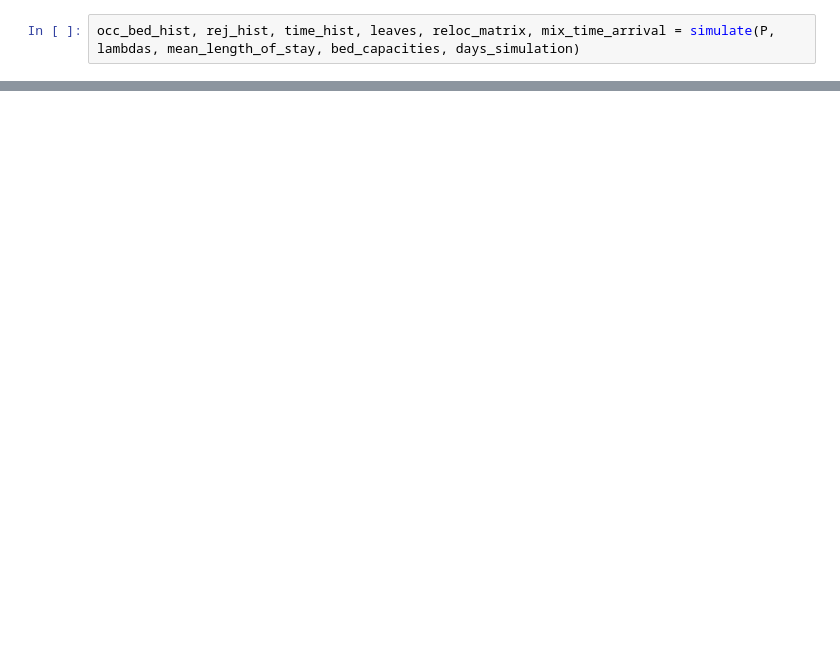
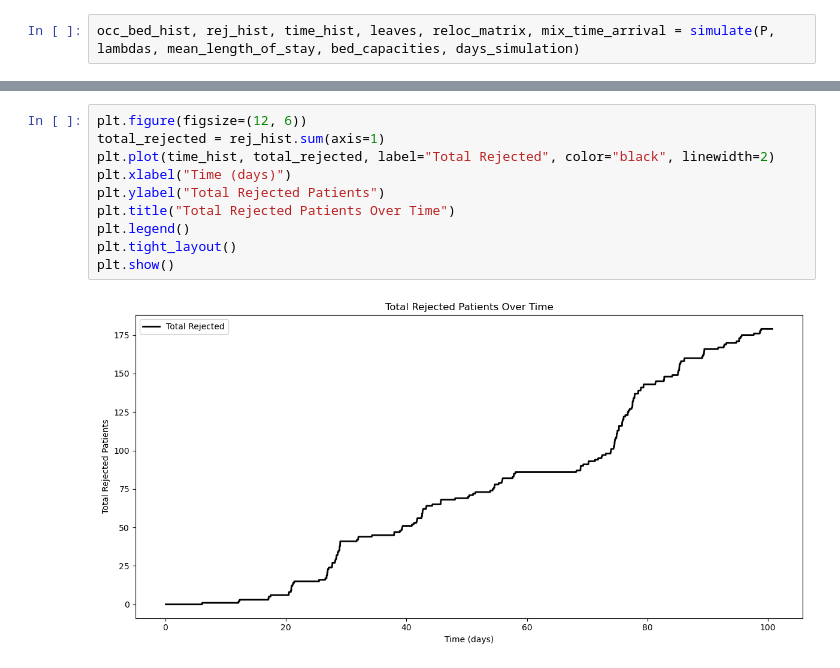
Before and after one commit to Samueled29/Stochatic_Simulation_Projects, a Jupyter notebook: Project_2/task1_Luigi.ipynb, the cells around one changed output, grey strips where cells are left out. Cells and saved outputs as stored; diff of their text form; blank space fills up the shorter version.

```diff
--- a/Project_2/task1_Luigi.ipynb
+++ b/Project_2/task1_Luigi.ipynb
@@ -170 +172,13 @@ plt.show()
+# %%
+plt.figure(figsize=(12, 6))
+total_rejected = rej_hist.sum(axis=1)
+plt.plot(time_hist, total_rejected, label="Total Rejected", color="black", linewidth=2)
+plt.xlabel("Time (days)")
+plt.ylabel("Total Rejected Patients")
+plt.title("Total Rejected Patients Over Time")
+plt.legend()
+plt.tight_layout()
+plt.show()
+# %% [output]
+[figure, added]
 # %%
```
Also changed, not shown: parts of 19 cells of this notebook.
